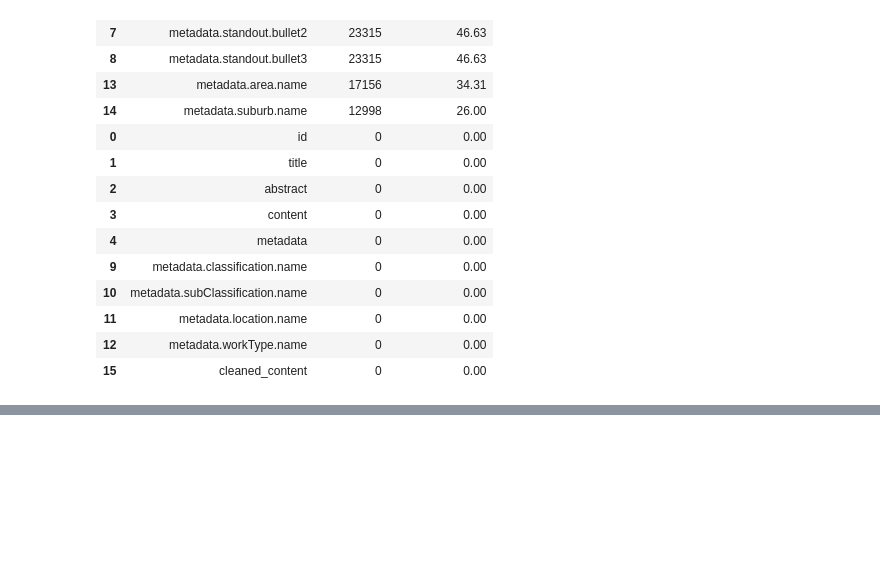
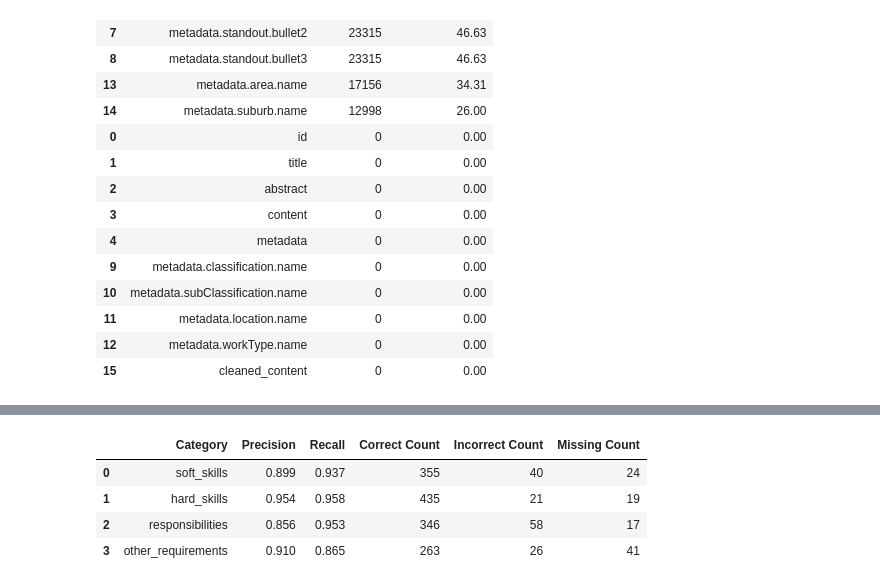
Before and after one commit to psunthorn13/seek-case-study, a Jupyter notebook: seek-case-study.ipynb, the cells around one changed output, grey strips where cells are left out. Cells and saved outputs as stored; diff of their text form; code cells hidden in the pictures; blank space fills up the shorter version.

```diff
--- a/seek-case-study.ipynb
+++ b/seek-case-study.ipynb
@@ -177,0 +437,3 @@ for col in columns_to_plot_word_count:
+# %%
+# Load the evaluation dataset
+eval_df =pd.read_csv(EVALUATION_DATASET_PATH)
@@ -177,0 +505,11 @@ for col in columns_to_plot_word_count:
+# %%
+class CategoryEvaluation(BaseModel):
+    correct_extractions: list[str]
+    incorrect_extractions: list[str]
+    missing_extractions: list[str]
+
+class EvalResponse(BaseModel):
+    soft_skills: CategoryEvaluation
+    hard_skills: CategoryEvaluation
+    responsibilities: CategoryEvaluation
+    other_requirements: CategoryEvaluation
@@ -177,0 +548,3 @@ for col in columns_to_plot_word_count:
+# %%
+# Apply the evaluation function to the first few rows for testing
+eval_results = eval_df['eval_text'].apply(llm_evaluate)
@@ -177,0 +580,35 @@ for col in columns_to_plot_word_count:
+# %%
+# Calculate precision, recall, and F1 score for the whole dataset
+summary_metrics = []
+
+for category in ['soft_skills', 'hard_skills', 'responsibilities', 'other_requirements']:
+    # Sum up counts across all job ads
+    total_correct = eval_df[f'{category}_correct_count'].sum()
+    total_incorrect = eval_df[f'{category}_incorrect_count'].sum()
+    total_missing = eval_df[f'{category}_missing_count'].sum()
+
+    # Calculate metrics
+    precision = total_correct / (total_correct + total_incorrect)
+    recall = total_correct / (total_correct + total_missing)
+
+    # Store results
+    summary_metrics.append({
+        'Category': category,
+        'Precision': round(precision, 3),
+        'Recall': round(recall, 3),
+        'Correct Count': total_correct,
+        'Incorrect Count': total_incorrect,
+        'Missing Count': total_missing
+    })
+
+# Create summary dataframe
+metrics_df = pd.DataFrame(summary_metrics)
+
+# Display the metrics
+metrics_df
+# %% [output]
+|  | Category | Precision | Recall | Correct Count | Incorrect Count | Missing Count |
+| 0 | soft_skills | 0.899 | 0.937 | 355 | 40 | 24 |
+| 1 | hard_skills | 0.954 | 0.958 | 435 | 21 | 19 |
+| 2 | responsibilities | 0.856 | 0.953 | 346 | 58 | 17 |
+| 3 | other_requirements | 0.910 | 0.865 | 263 | 26 | 41 |
```
Also changed, not shown: parts of 22 cells of this notebook.
